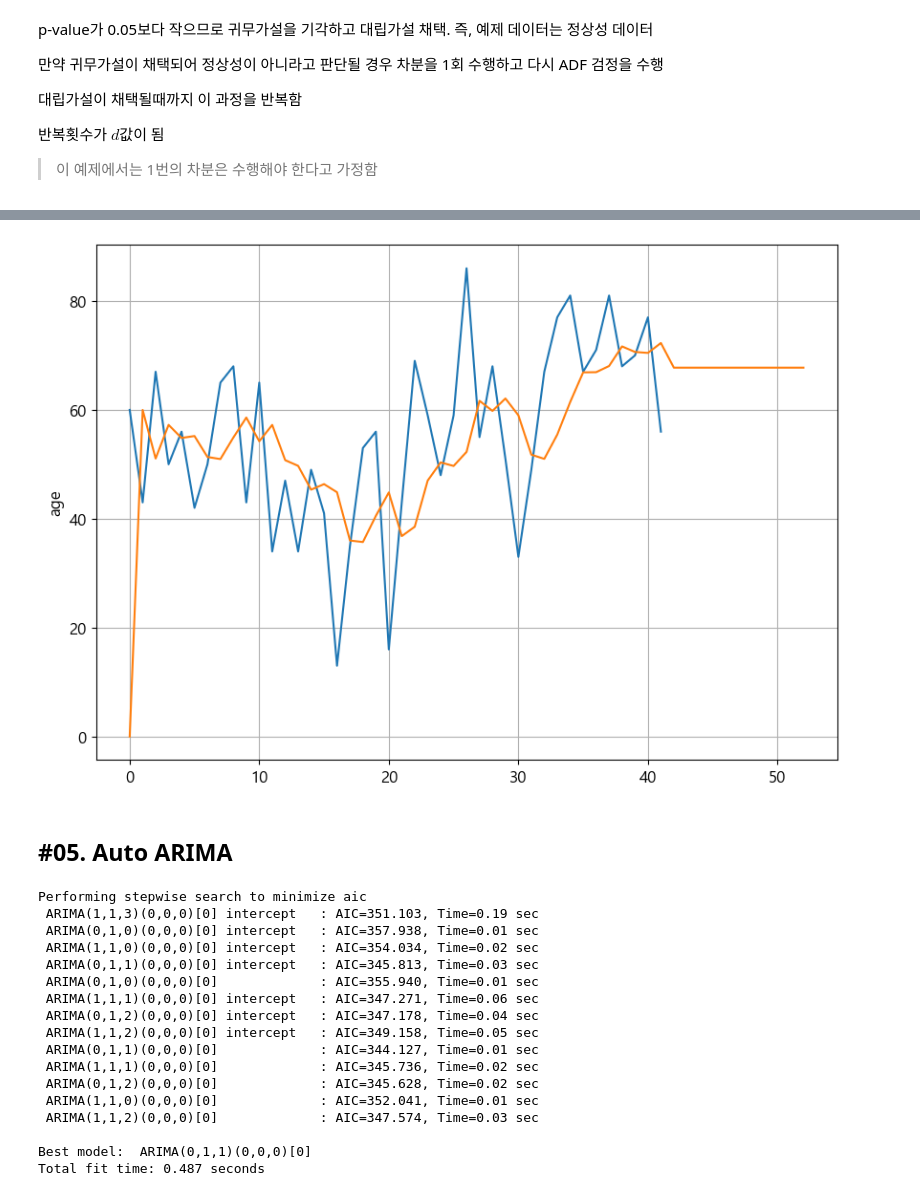
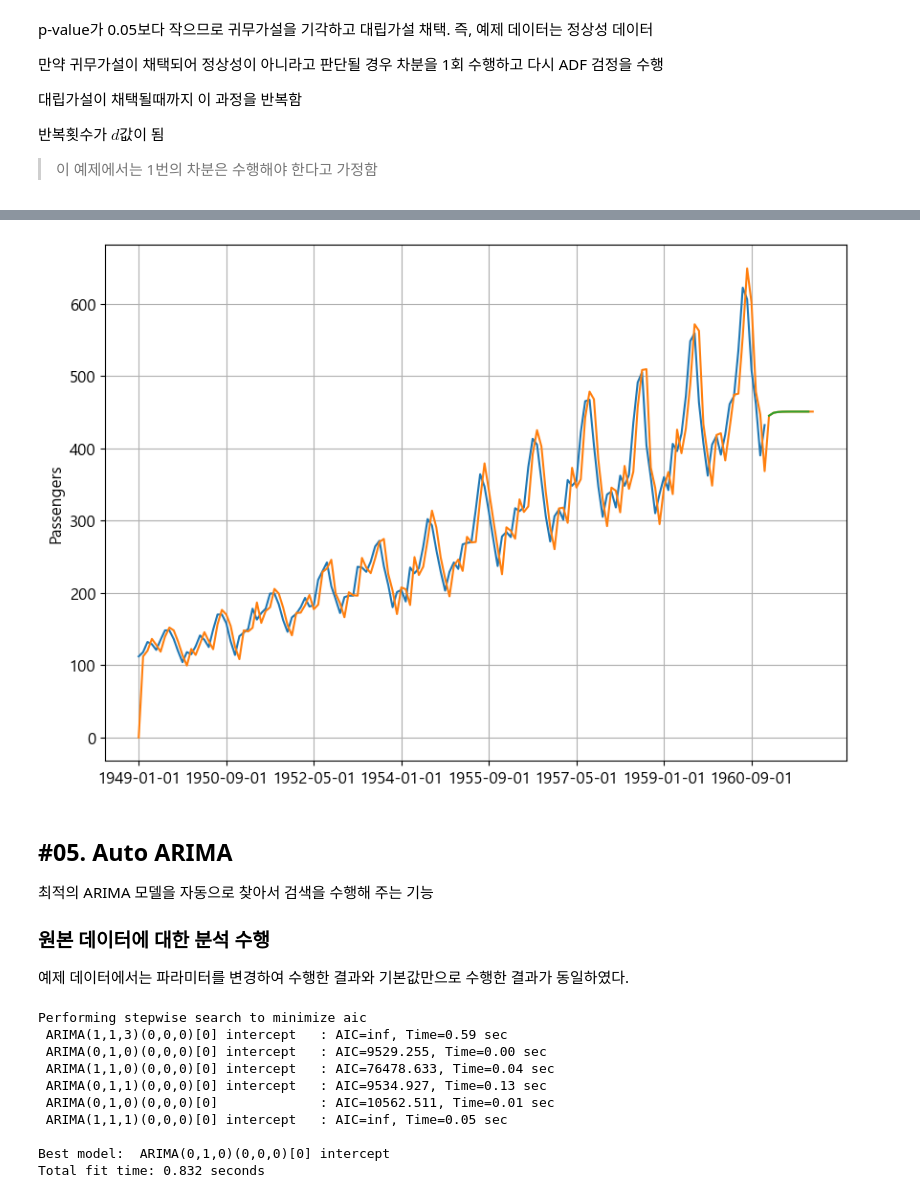
Before and after one commit to Jeeunun/Data_analysis_education_Closed, a Jupyter notebook: data_analysis/E.확증적_데이터_분석/06_시계열분석/03_시계열분석(정석).ipynb, the cells around one changed output, grey strips where cells are left out. Drawn from its saved outputs; the diff is of its cells as text; code cells hidden in the pictures.

```diff
--- a/data_analysis/E.확증적_데이터_분석/06_시계열분석/03_시계열분석(정석).ipynb
+++ b/data_analysis/E.확증적_데이터_분석/06_시계열분석/03_시계열분석(정석).ipynb
@@ -180,8 +240,8 @@ Critical Values:
 
 - transformed : Whether or not start_params is already transformed. Default is True
 # %%
-model = ARIMA(df['age'], order=(0,1,1)) # 차분한 데이터 x 원본데이터 O
-fit = model.fit(transformed = False) # 차분한 데이터가 아니기 때문에 transformed=False (default=True)
+model = ARIMA(df['Passengers'], order=(1,1,0)) # 차분한 데이터 x 원본데이터 O
+fit = model.fit() # model.fit(transformed=True) : default
 print(fit.summary())
 # %% [output]
                                SARIMAX Results
@@ -228,0 +286,3 @@ Name: predicted_mean, dtype: float64
+# %%
+fc = fit.forecast(10)
+fc
@@ -228,0 +303,3 @@ Name: predicted_mean, dtype: float64
+# %%
+x = list(range(0, len(df), 20))
+x
@@ -228,0 +308,7 @@ Name: predicted_mean, dtype: float64
+# %%
+xlabels = []
+
+for i in x:
+    xlabels.append(df.loc[i, 'Month'].strftime('%Y-%m-%d'))
+
+xlabels
@@ -229,17 +324,27 @@ Name: predicted_mean, dtype: float64
 # %%
 plt.figure()
-sb.lineplot(x=df.index, y=df['age'])
-sb.lineplot(x=forecast.index, y=forecast)
+sb.lineplot(x=df.index, y=df['Passengers']) #원본
+sb.lineplot(x=pd.index, y=pd) #원본을 토대로 학습하여 예측한 값
+sb.lineplot(x=fc.index, y=fc) #이후 10단계를 예측한 값
+
+plt.xticks(x, xlabels, rotation=0)
+
 plt.grid()
 plt.show()
 plt.close()
 # %% [output]
-[figure, old version]
+[figure, new version]
-# %% [markdown]
-## #05. Auto ARIMA
+# %% [markdown]
+## #05. Auto ARIMA
+
+최적의 ARIMA 모델을 자동으로 찾아서 검색을 수행해 주는 기능
+
+### 원본 데이터에 대한 분석 수행
+
+예제 데이터에서는 파라미터를 변경하여 수행한 결과와 기본값만으로 수행한 결과가 동일하였다.
 # %%
-model = auto_arima(x=df.index,
-                   y=df['age'],
+model = auto_arima(x=df['Passengers'],
+                   y=df['Month'],
                    d=1,                         #차분횟수(default=1)
                    start_p=1,                   #default = 2
                    max_p=3,                     #default=5
@@ -252,19 +357,12 @@ model = auto_arima(x=df.index,
                    )
 # %% [output]
 Performing stepwise search to minimize aic
- ARIMA(1,1,3)(0,0,0)[0] intercept   : AIC=351.103, Time=0.19 sec
- ARIMA(0,1,0)(0,0,0)[0] intercept   : AIC=357.938, Time=0.01 sec
- ARIMA(1,1,0)(0,0,0)[0] intercept   : AIC=354.034, Time=0.02 sec
- ARIMA(0,1,1)(0,0,0)[0] intercept   : AIC=345.813, Time=0.03 sec
- ARIMA(0,1,0)(0,0,0)[0]             : AIC=355.940, Time=0.01 sec
- ARIMA(1,1,1)(0,0,0)[0] intercept   : AIC=347.271, Time=0.06 sec
- ARIMA(0,1,2)(0,0,0)[0] intercept   : AIC=347.178, Time=0.04 sec
- ARIMA(1,1,2)(0,0,0)[0] intercept   : AIC=349.158, Time=0.05 sec
- ARIMA(0,1,1)(0,0,0)[0]             : AIC=344.127, Time=0.01 sec
- ARIMA(1,1,1)(0,0,0)[0]             : AIC=345.736, Time=0.02 sec
- ARIMA(0,1,2)(0,0,0)[0]             : AIC=345.628, Time=0.02 sec
- ARIMA(1,1,0)(0,0,0)[0]             : AIC=352.041, Time=0.01 sec
- ARIMA(1,1,2)(0,0,0)[0]             : AIC=347.574, Time=0.03 sec
+ ARIMA(1,1,3)(0,0,0)[0] intercept   : AIC=inf, Time=0.59 sec
+ ARIMA(0,1,0)(0,0,0)[0] intercept   : AIC=9529.255, Time=0.00 sec
+ ARIMA(1,1,0)(0,0,0)[0] intercept   : AIC=76478.633, Time=0.04 sec
+ ARIMA(0,1,1)(0,0,0)[0] intercept   : AIC=9534.927, Time=0.13 sec
+ ARIMA(0,1,0)(0,0,0)[0]             : AIC=10562.511, Time=0.01 sec
+ ARIMA(1,1,1)(0,0,0)[0] intercept   : AIC=inf, Time=0.05 sec
 
-Best model:  ARIMA(0,1,1)(0,0,0)[0]
-Total fit time: 0.487 seconds
+Best model:  ARIMA(0,1,0)(0,0,0)[0] intercept
+Total fit time: 0.832 seconds
```
Also changed, not shown: parts of 43 cells of this notebook.
